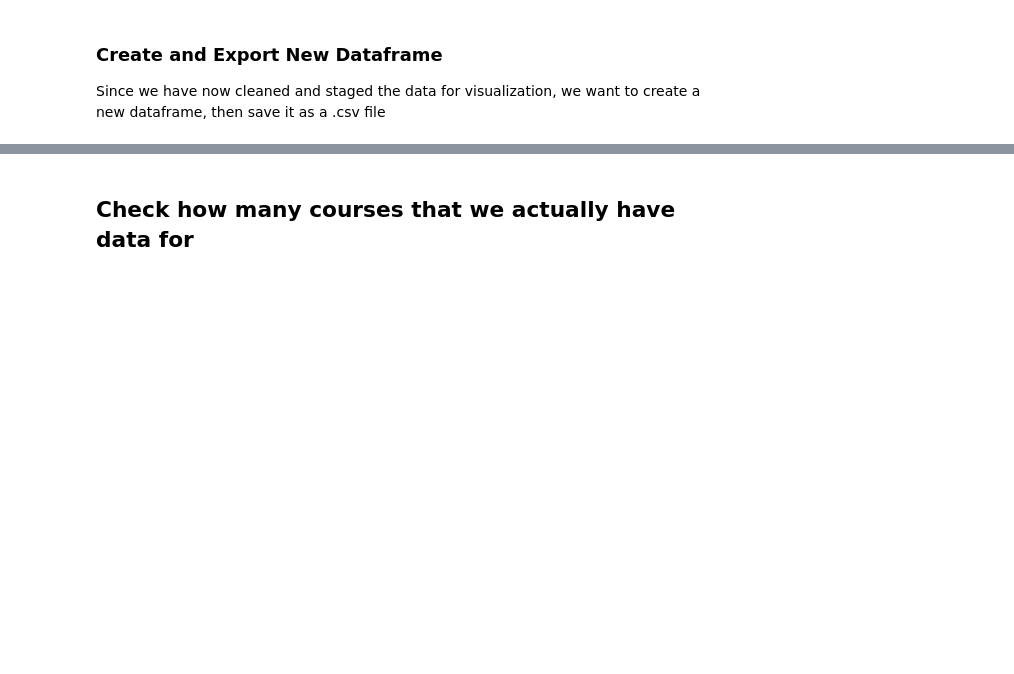
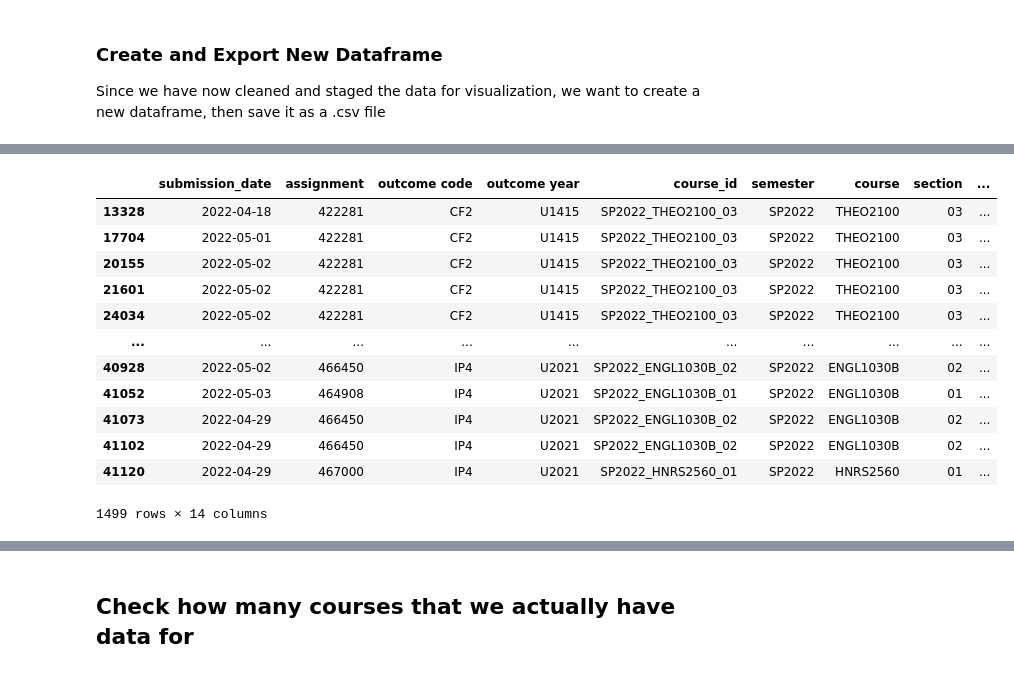
Before and after one commit to colemccall/GE_BigData_Project, a Jupyter notebook: General_Ed_Outcomes/Simplified_DataCleaner.ipynb, the cells around one changed output, grey strips where cells are left out. Cells and saved outputs as stored; diff of their text form; code cells hidden in the pictures; blank space fills up the shorter version.

```diff
--- a/General_Ed_Outcomes/Simplified_DataCleaner.ipynb
+++ b/General_Ed_Outcomes/Simplified_DataCleaner.ipynb
@@ -4,8 +4,8 @@
 
 Starting off, we are going to use pandas to read the downloaded `Spring 2022 Outcome Report` to a dataframe. This cell will display that dataframe and give us an opportunity to take a first look at the data.
 # %%
-from Code.Wrangling import loadDataFrame
+from Wrangling import loadDataFrame
 
-file_path = '\\1_Landing\\Spring 2022 Outcome Report.csv'
+file_path = '1_Landing\\Spring 2022 Outcome Report.csv'
 
 dataframe = loadDataFrame(file_path)
@@ -23,0 +41,16 @@ cleanData.to_csv('2_Staging\\Spring 2022 Outcome Report 2.1.csv')
+# %%
+newData
+# %% [output]
+|  | submission_date | assignment | outcome code | outcome year | course_id | semester | course | section | ... |
+| 13328 | 2022-04-18 | 422281 | CF2 | U1415 | SP2022_THEO2100_03 | SP2022 | THEO2100 | 03 | ... |
+| 17704 | 2022-05-01 | 422281 | CF2 | U1415 | SP2022_THEO2100_03 | SP2022 | THEO2100 | 03 | ... |
+| 20155 | 2022-05-02 | 422281 | CF2 | U1415 | SP2022_THEO2100_03 | SP2022 | THEO2100 | 03 | ... |
+| 21601 | 2022-05-02 | 422281 | CF2 | U1415 | SP2022_THEO2100_03 | SP2022 | THEO2100 | 03 | ... |
+| 24034 | 2022-05-02 | 422281 | CF2 | U1415 | SP2022_THEO2100_03 | SP2022 | THEO2100 | 03 | ... |
+| ... | ... | ... | ... | ... | ... | ... | ... | ... | ... |
+| 40928 | 2022-05-02 | 466450 | IP4 | U2021 | SP2022_ENGL1030B_02 | SP2022 | ENGL1030B | 02 | ... |
+| 41052 | 2022-05-03 | 464908 | IP4 | U2021 | SP2022_ENGL1030B_01 | SP2022 | ENGL1030B | 01 | ... |
+| 41073 | 2022-04-29 | 466450 | IP4 | U2021 | SP2022_ENGL1030B_02 | SP2022 | ENGL1030B | 02 | ... |
+| 41102 | 2022-04-29 | 466450 | IP4 | U2021 | SP2022_ENGL1030B_02 | SP2022 | ENGL1030B | 02 | ... |
+| 41120 | 2022-04-29 | 467000 | IP4 | U2021 | SP2022_HNRS2560_01 | SP2022 | HNRS2560 | 01 | ... |
+1499 rows × 14 columns
```
Also changed, not shown: parts of 9 cells of this notebook, 1 other file.
